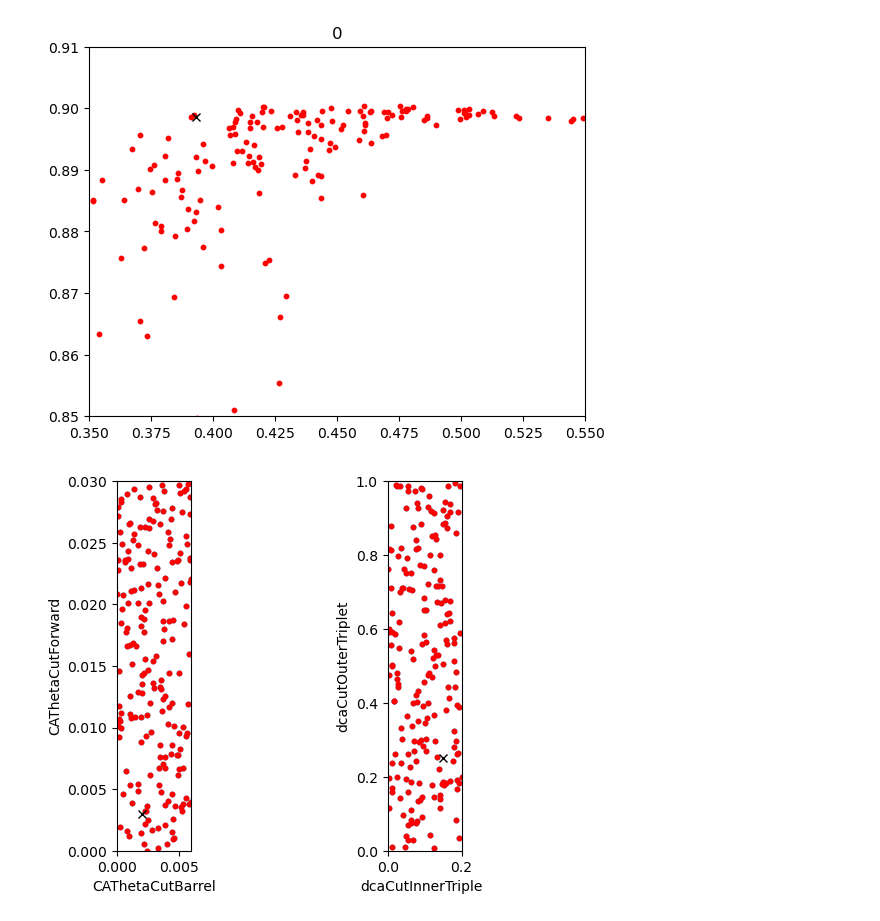
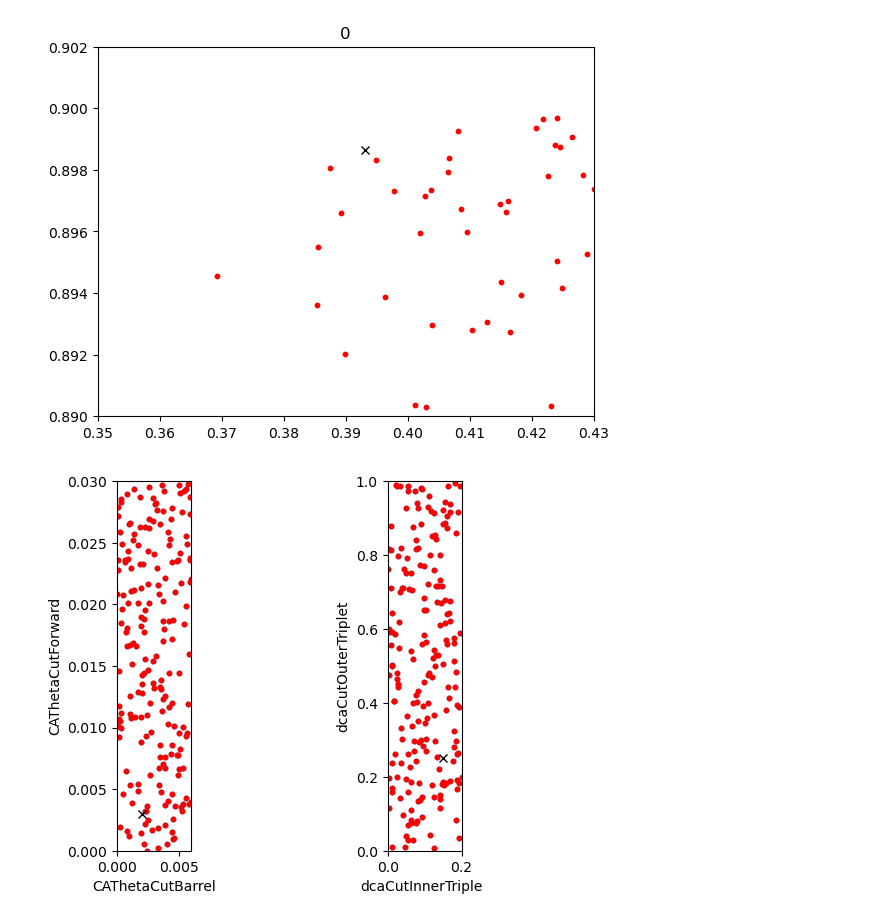
Before and after one commit to lguzzi/CA-parameter-tuning, a Jupyter notebook: plotting.ipynb, the cells around one changed output. Saved outputs shown, nothing was run; the diff lists cells and outputs as text; code cells hidden in the pictures.

```diff
--- a/plotting.ipynb
+++ b/plotting.ipynb
@@ -7,36 +7,39 @@ import utils
 import os
 # %%
 num_agents = 200
-num_iterations = 25
+num_iterations = 100
 params_names = ['CAThetaCutBarrel', 'CAThetaCutForward', 'dcaCutInnerTriplet', 'dcaCutOuterTriplet']
 params_lb = [0.0, 0.0, 0.0, 0.0]
 params_ub = [0.006, 0.03, 0.2, 1.0]
 # %%
 default_params = [0.0020000000949949026, 0.003000000026077032, 0.15000000596046448, 0.25]
 default_metrics = utils.read_csv("default.csv")[0][4:]
+# %%
+metrics = [pd.read_csv("history/iteration" + str(i) + ".csv", header=None, usecols=[4, 5]).transpose().to_numpy()
+           for i in range(num_iterations)]
 # %%
 import matplotlib.animation as animation
 
 fig, ax = plt.subplots()
 
 def animate(i):
     fig.clear()
     ax = fig.add_subplot(111)
-    ax.set_xlim(0.35, 0.55)
-    ax.set_ylim(0.85, 0.91)
+    ax.set_xlim(0.35, 0.43)
+    ax.set_ylim(0.89, 0.902)
     # s = ax.scatter(metrics[0][1], 1 - metrics[0][0], s=10)
     s = ax.scatter(metrics[i][1], 1 - metrics[i][0], c="red", s=10)
     # s = ax.scatter(metrics[num_iterations - 1][1], 1 - metrics[num_iterations - 1][0], c="green", s=10)
     s = ax.plot([default_metrics[1]], [1 - default_metrics[0]], 'x', color='black')
     # ax.set_xlabel(r'fakes $=\frac{(N_{rec}-N_{ass})}{N_{rec}}$')
     # ax.set_ylabel(r'eff $=\frac{N_{ass}}{N_{sim}}$')
     # ax.legend(loc='best')
     ax.set_title(str(i))
 
-ani=animation.FuncAnimation(fig, animate, interval=1000, frames=range(num_iterations))
+ani=animation.FuncAnimation(fig, animate, interval=200, frames=range(num_iterations))
 ani.save('history/metrics.gif', writer='pillow')
 # %% [output]
-[figure, old version]
+[figure, new version]
 # %%
 params = [np.transpose(pd.read_csv("history/iteration" + str(i) + ".csv", header=None, usecols=[0, 1, 2, 3]).to_numpy())
                           for i in range(num_iterations)]
```
Also changed, not shown: parts of 3 cells of this notebook, 6 other files.
